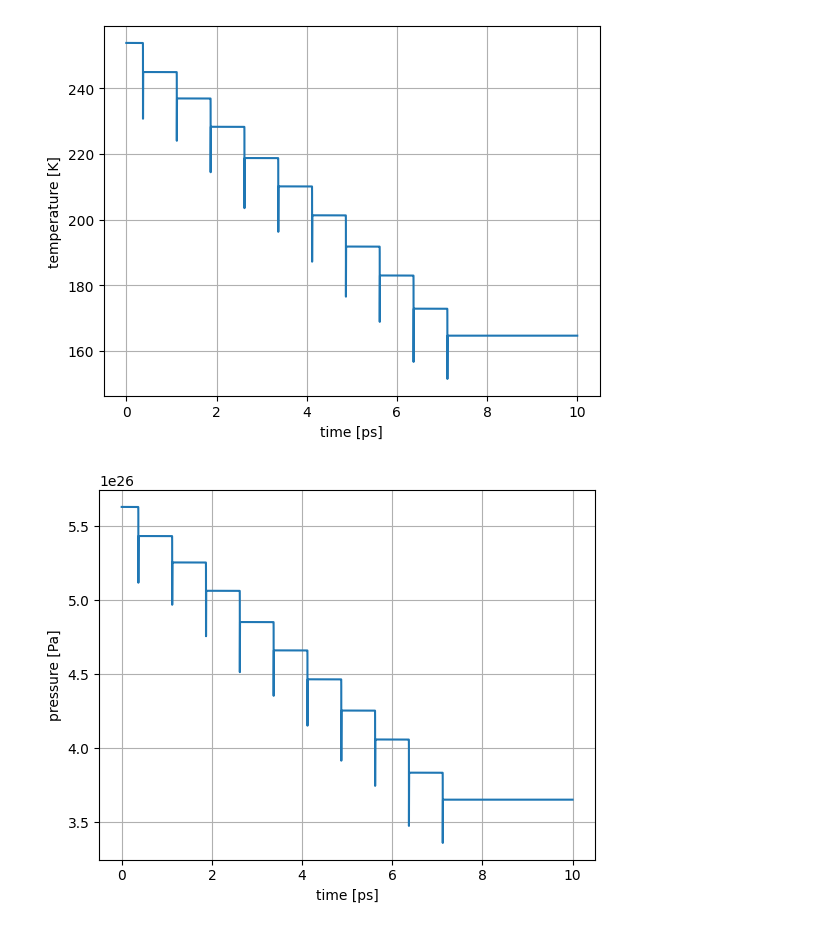
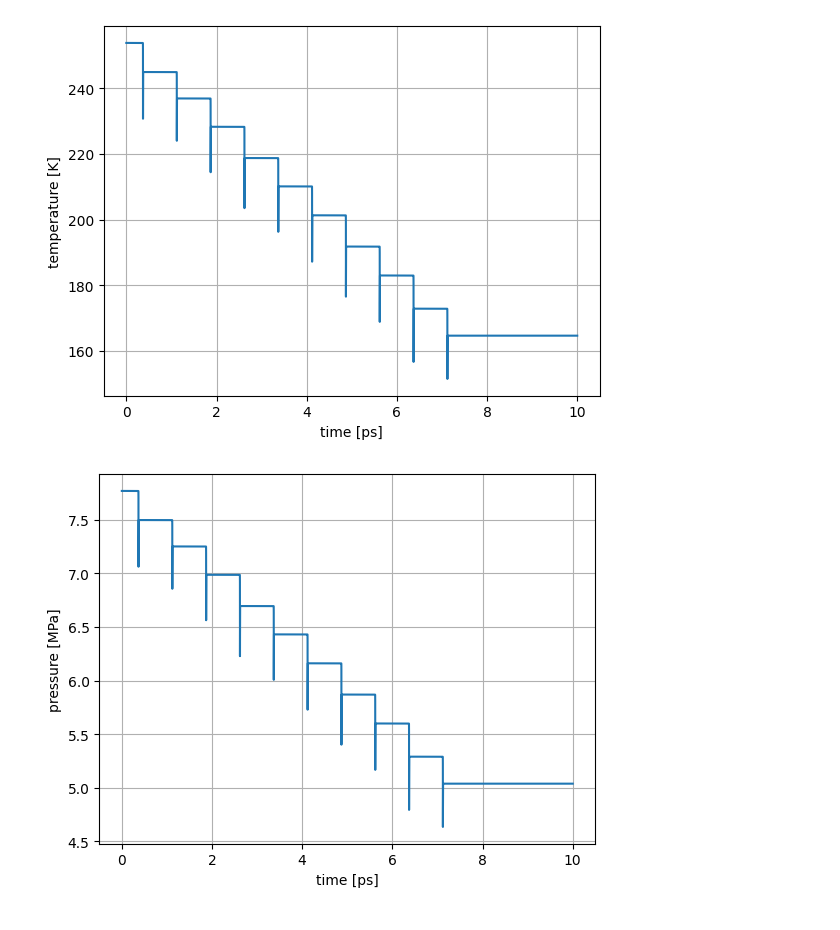
Before and after one commit to Risoras/korszam, a Jupyter notebook: ideal_gas/gas.ipynb, the cells around one changed output. Cells and saved outputs as stored; diff of their text form; code cells hidden in the pictures.

```diff
--- a/ideal_gas/gas.ipynb
+++ b/ideal_gas/gas.ipynb
@@ -3,7 +3,10 @@ import matplotlib.pyplot as plt
 import numpy as np
 # %%
 V = (30*2.556*1e-10)**3 #volume
-corr = 3.1561*1e-23  # corrects for using m = kb = 2.556*10^-10m = 1 in the cpp code
+corr = 3.1561*1e-23  # corrects for using m = kb = 2.556*10^-10m = 1 in the cpp code, I chose helium so m = 4
+N = 1000
+kb = 1.38 * 1e-23  #boltzmann
+rho = (1000*4/(6*1e23))/V
 # %%
 file = open("T.txt")
 
@@ -24,5 +22,3 @@ for i in range(len(T)):
 # %%
-Tcorr = T*corr
+Tcorr = T*corr    #correct temperature
+p = N*kb*Tcorr/V  #pressure
-# %%
-p = T/V
-pcorr = Tcorr/V
@@ -38,12 +38,12 @@ plt.savefig("temperature.png")
 # %% [output]
 [figure]
 # %%
-plt.plot(t, pcorr)
+plt.plot(t, 1e-6*p)
 plt.xlabel("time [ps]")
-plt.ylabel("pressure [Pa]")
+plt.ylabel("pressure [MPa]")
 #plt.ylim(0,0.25)
 plt.grid()
 plt.savefig("pressure.png")
 # %% [output]
-[figure, old version]
+[figure, new version]
 # %%
```
Also changed, not shown: parts of 5 cells of this notebook, 1 other file.
